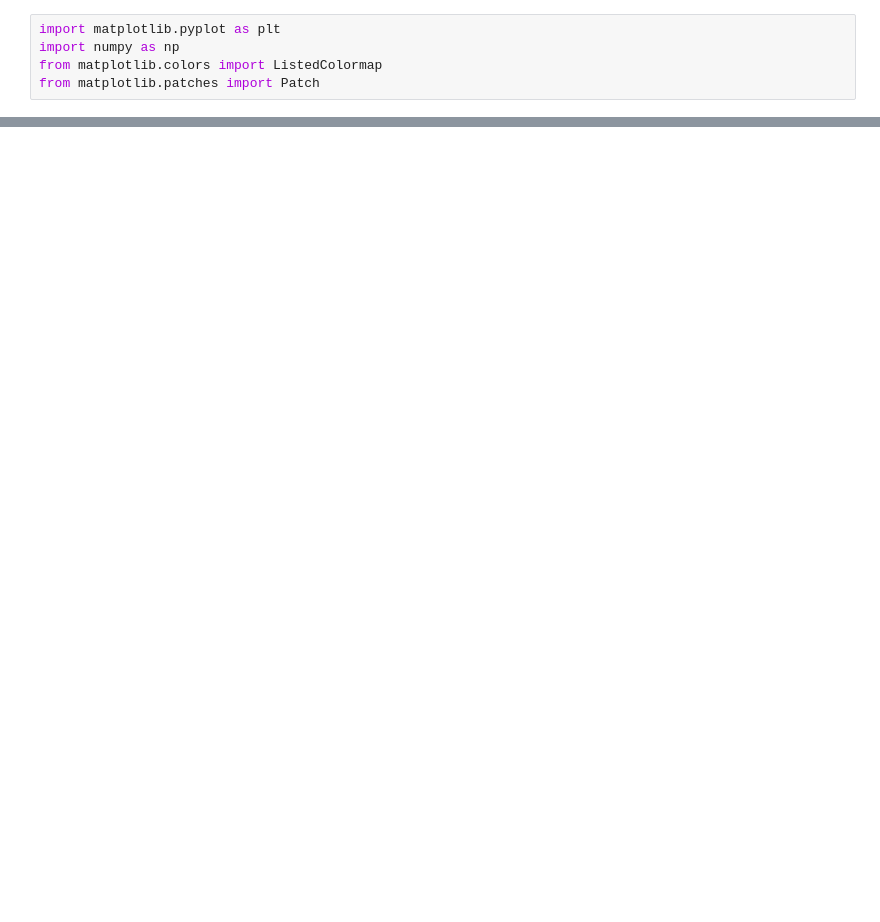
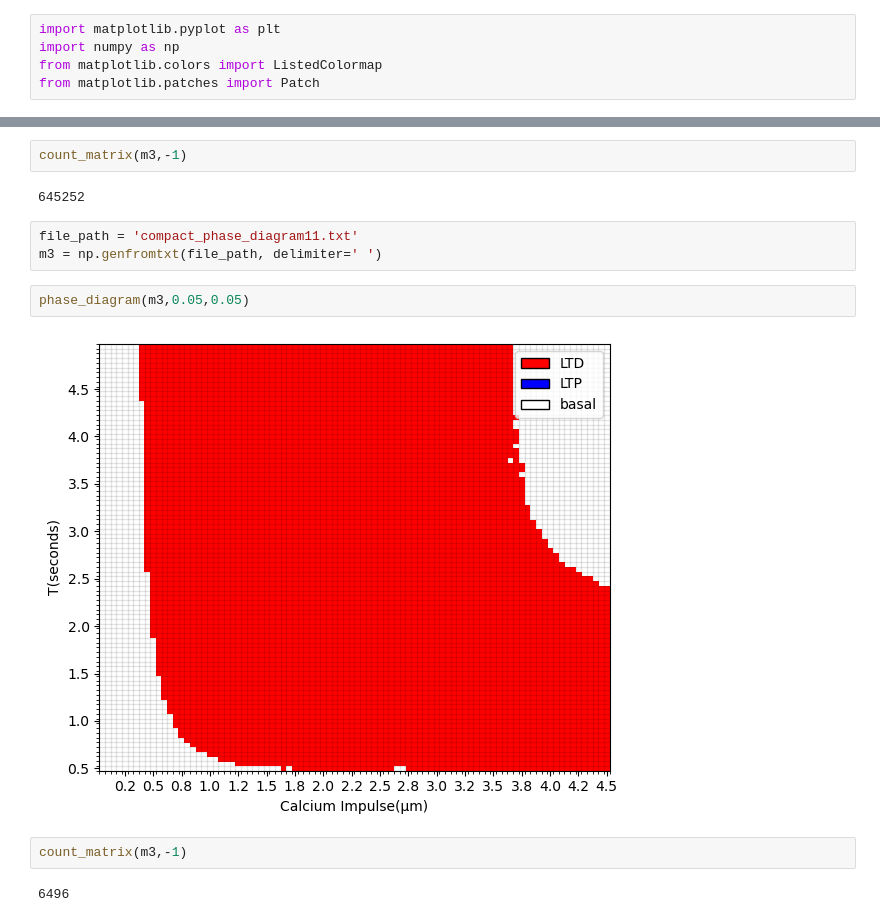
Before and after one commit to devt287/Synaptic_Plasticity, a Jupyter notebook: Pi_Lisman_profile.ipynb, the cells around one changed output, grey strips where cells are left out. Saved outputs shown, nothing was run; the diff lists cells and outputs as text; blank space fills up the shorter version.

```diff
--- a/Pi_Lisman_profile.ipynb
+++ b/Pi_Lisman_profile.ipynb
@@ -68,0 +115,15 @@ plt.show()
+# %%
+count_matrix(m3,-1)
+# %% [output]
+645252
+# %%
+file_path = 'compact_phase_diagram11.txt'
+m3 = np.genfromtxt(file_path, delimiter=' ')
+# %%
+phase_diagram(m3,0.05,0.05)
+# %% [output]
+[figure, added]
+# %%
+count_matrix(m3,-1)
+# %% [output]
+6496
```
Also changed, not shown: parts of 11 cells of this notebook, 11 other files.
